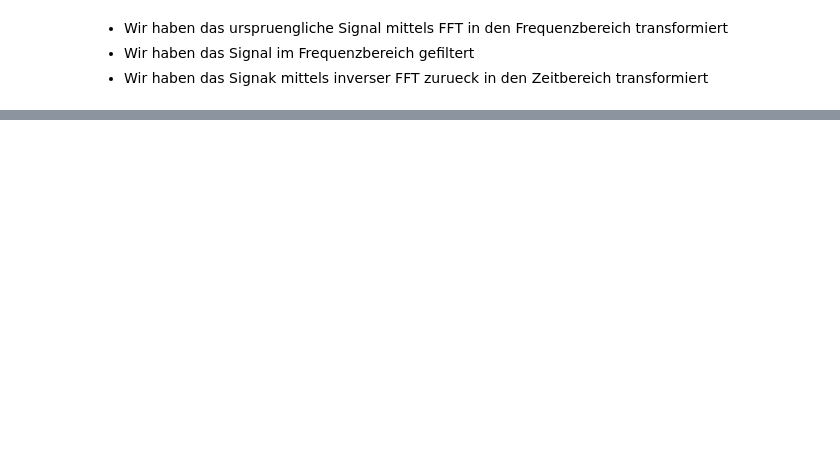
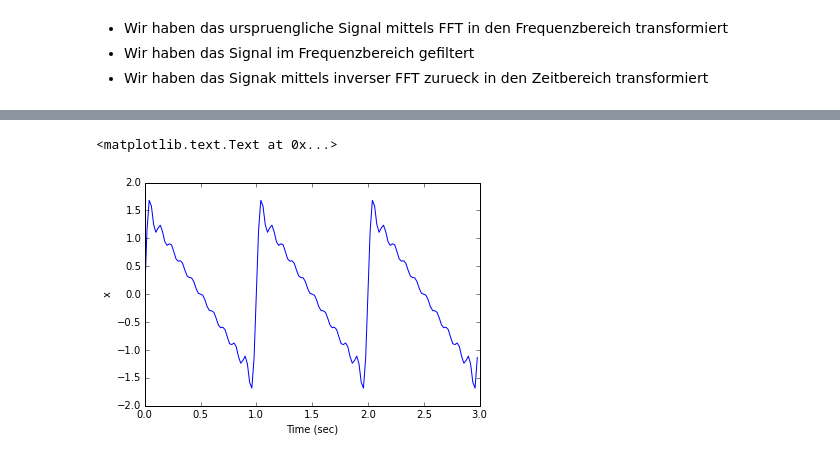
Before and after one commit to kaback/workshops, a Jupyter notebook: fourieranalyse_fuer_dummies/Fourieranalyse fuer Dummies.ipynb, the cells around one changed output, grey strips where cells are left out. Cells and saved outputs as stored; diff of their text form; code cells hidden in the pictures; blank space fills up the shorter version.

```diff
--- a/fourieranalyse_fuer_dummies/Fourieranalyse fuer Dummies.ipynb
+++ b/fourieranalyse_fuer_dummies/Fourieranalyse fuer Dummies.ipynb
@@ -151,0 +185,17 @@ plt.plot(time,i_x)
+# %%
+x = np.sin(2 * np.pi * f * time)  # Sinus 1 Hz, Amplitude 1
+x = x + (1/2) * np.sin(2 * 2 * np.pi * f * time) # Sinus 2 Hz, Amplitude 0.5
+x = x + (1/3) * np.sin(3 * 2 * np.pi * f * time) # ...
+x = x + (1/4) * np.sin(4 * 2 * np.pi * f * time)
+x = x + (1/5) * np.sin(5 * 2 * np.pi * f * time)
+x = x + (1/6) * np.sin(6 * 2 * np.pi * f * time)
+x = x + (1/7) * np.sin(7 * 2 * np.pi * f * time)
+x = x + (1/8) * np.sin(8 * 2 * np.pi * f * time)
+x = x + (1/9) * np.sin(9 * 2 * np.pi * f * time)
+x = x + (1/10) * np.sin(10 * 2 * np.pi * f * time)
+plt.plot(time,x)
+plt.xlabel("Time (sec)")
+plt.ylabel("x")
+# %% [output]
+<matplotlib.text.Text at 0x...>
+[figure, added]
```
Also changed, not shown: parts of 28 cells of this notebook.
